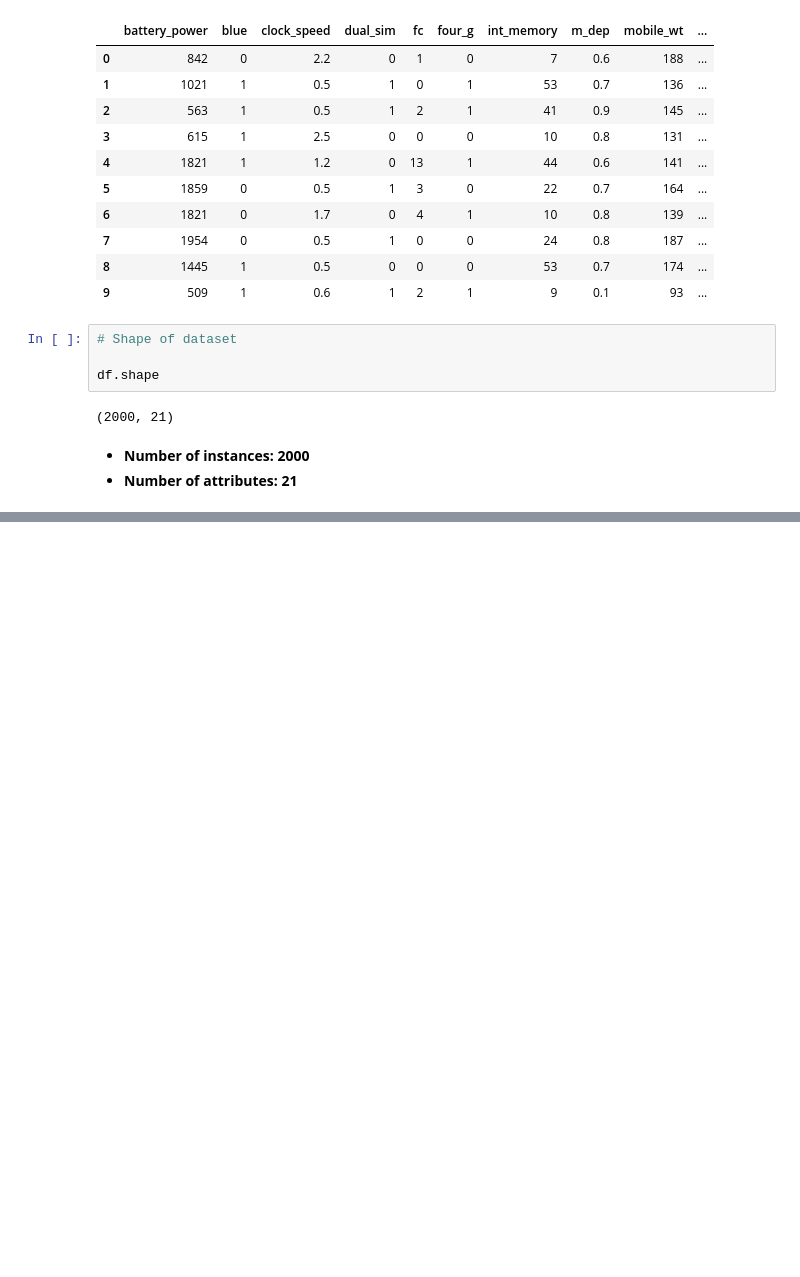
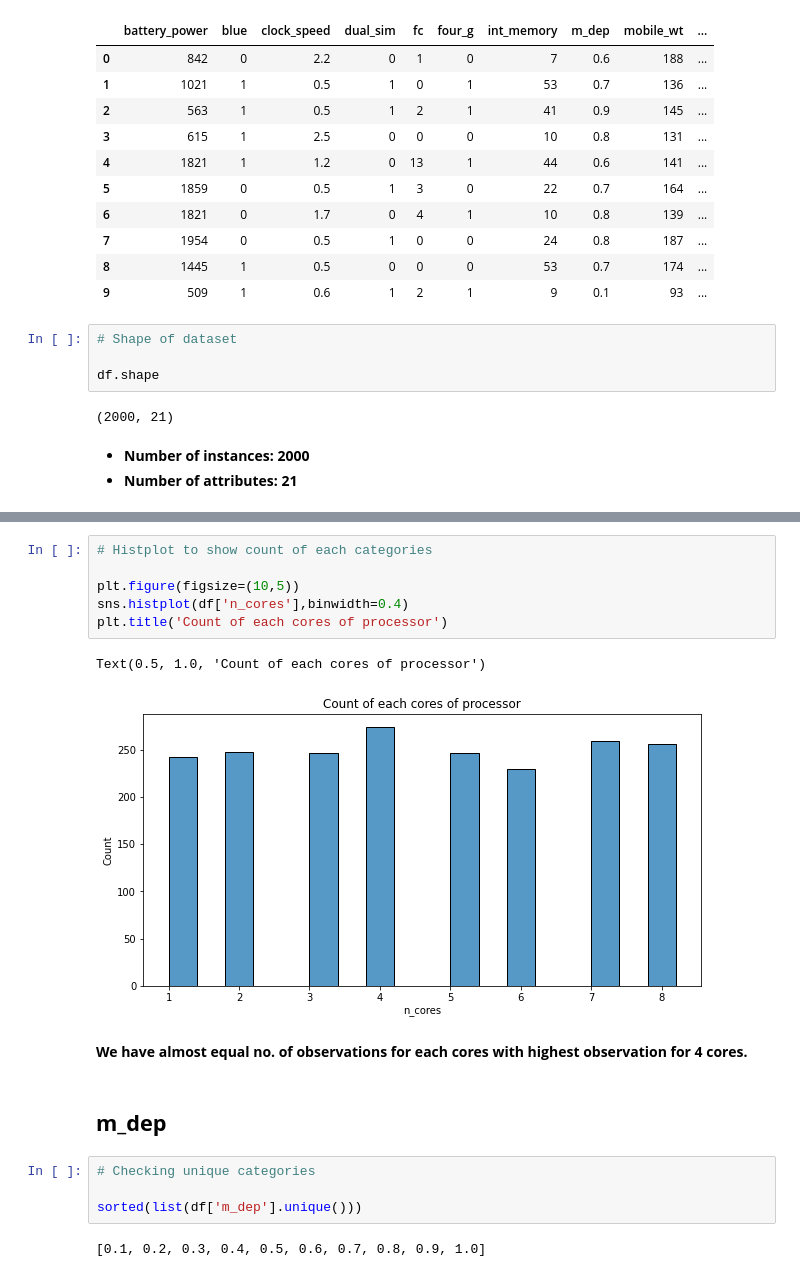
Before and after one commit to PuroshotamSingh/Mobile-Price-Range-Prediction, a Jupyter notebook: Mobile_Price_Range_Prediction_Puroshotam_Singh_Capstone_Project_3.ipynb, the cells around one changed output, grey strips where cells are left out. Drawn from its saved outputs; the diff is of its cells as text; blank space fills up the shorter version.

```diff
--- a/Mobile_Price_Range_Prediction_Puroshotam_Singh_Capstone_Project_3.ipynb
+++ b/Mobile_Price_Range_Prediction_Puroshotam_Singh_Capstone_Project_3.ipynb
@@ -103,0 +209,19 @@ df.shape
+# %%
+# Histplot to show count of each categories
+
+plt.figure(figsize=(10,5))
+sns.histplot(df['n_cores'],binwidth=0.4)
+plt.title('Count of each cores of processor')
+# %% [output]
+Text(0.5, 1.0, 'Count of each cores of processor')
+[figure, added]
+# %% [markdown]
+**We have almost equal no. of observations for each cores with highest observation for 4 cores.**
+# %% [markdown]
+## **m_dep**
+# %%
+# Checking unique categories
+
+sorted(list(df['m_dep'].unique()))
+# %% [output]
+[0.1, 0.2, 0.3, 0.4, 0.5, 0.6, 0.7, 0.8, 0.9, 1.0]
```
Also changed, not shown: parts of 45 cells of this notebook.
